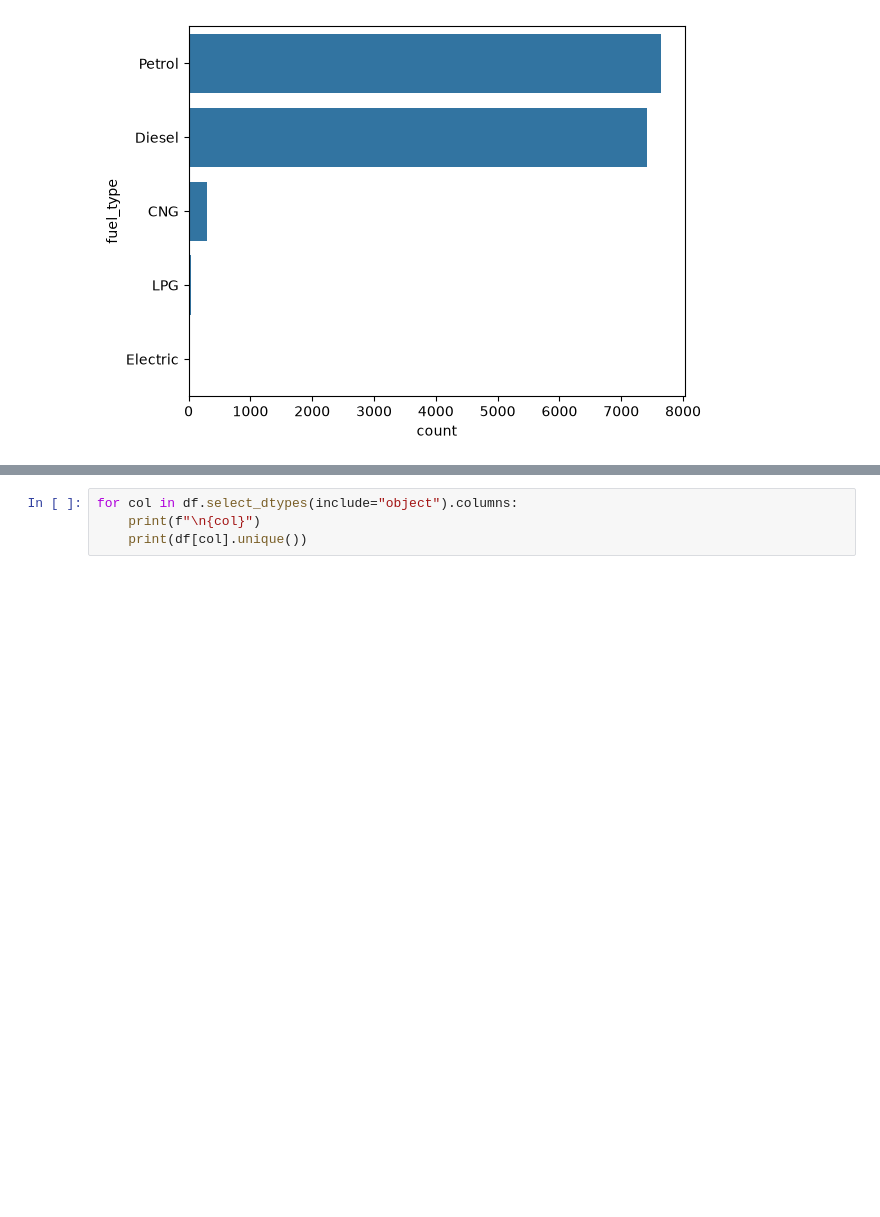
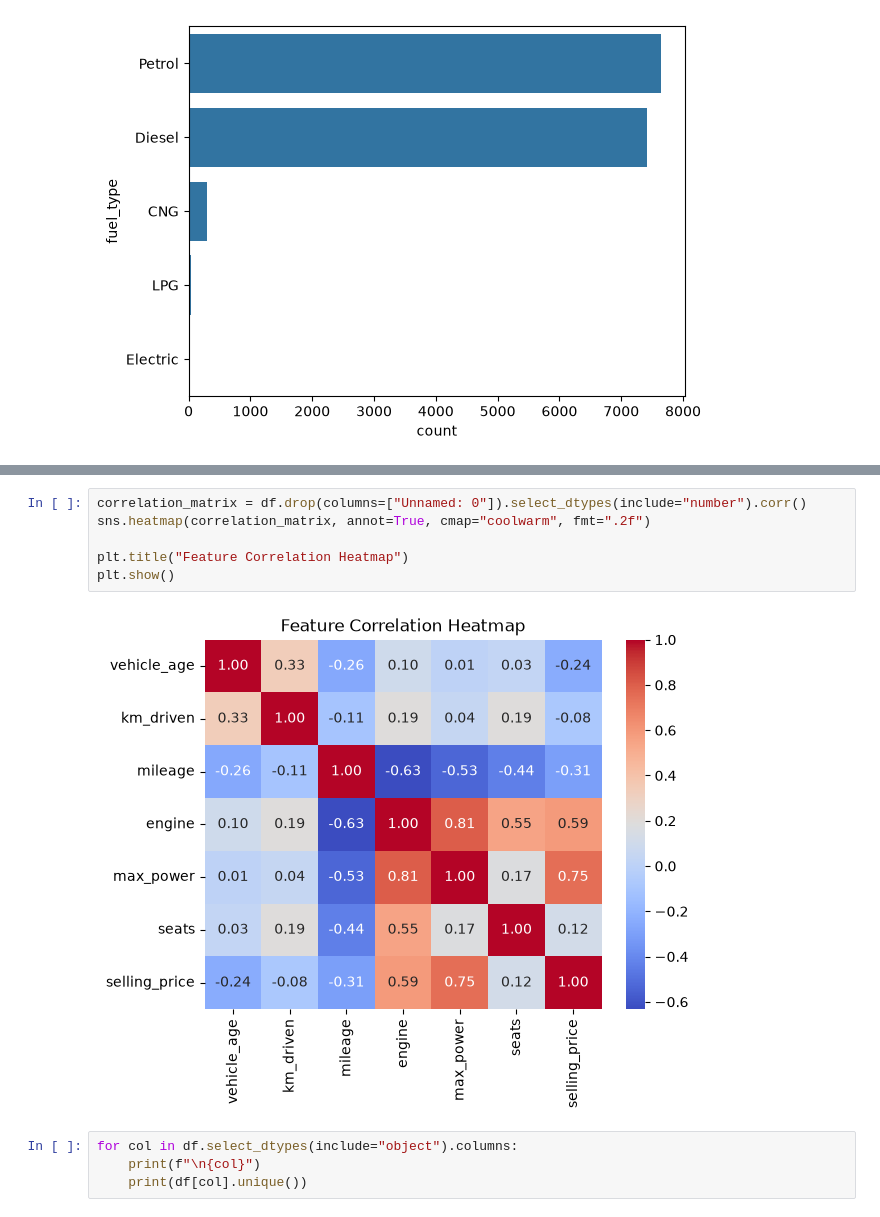
Before and after one commit to Preethika-sparky/OIBSIP, a Jupyter notebook: DataScience-Task3-CarPricePrediction/Notebooks/car_price_prediction.ipynb, the cells around one changed output, grey strips where cells are left out. Drawn from its saved outputs; the diff is of its cells as text; blank space fills up the shorter version.

```diff
--- a/DataScience-Task3-CarPricePrediction/Notebooks/car_price_prediction.ipynb
+++ b/DataScience-Task3-CarPricePrediction/Notebooks/car_price_prediction.ipynb
@@ -331,3 +353,11 @@ Name: count, dtype: int64
+# %%
+correlation_matrix = df.drop(columns=["Unnamed: 0"]).select_dtypes(include="number").corr()
+sns.heatmap(correlation_matrix, annot=True, cmap="coolwarm", fmt=".2f")
+
+plt.title("Feature Correlation Heatmap")
+plt.show()
+# %% [output]
+[figure, added]
 # %%
 for col in df.select_dtypes(include="object").columns:
     print(f"\n{col}")
```
Also changed, not shown: parts of 13 cells of this notebook.
